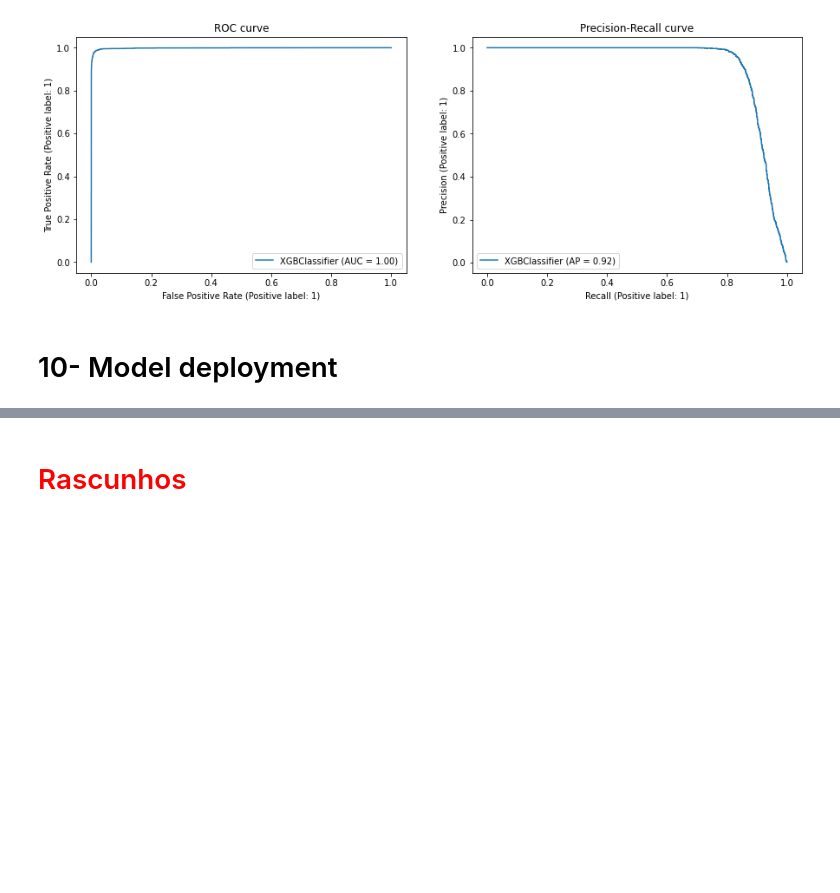
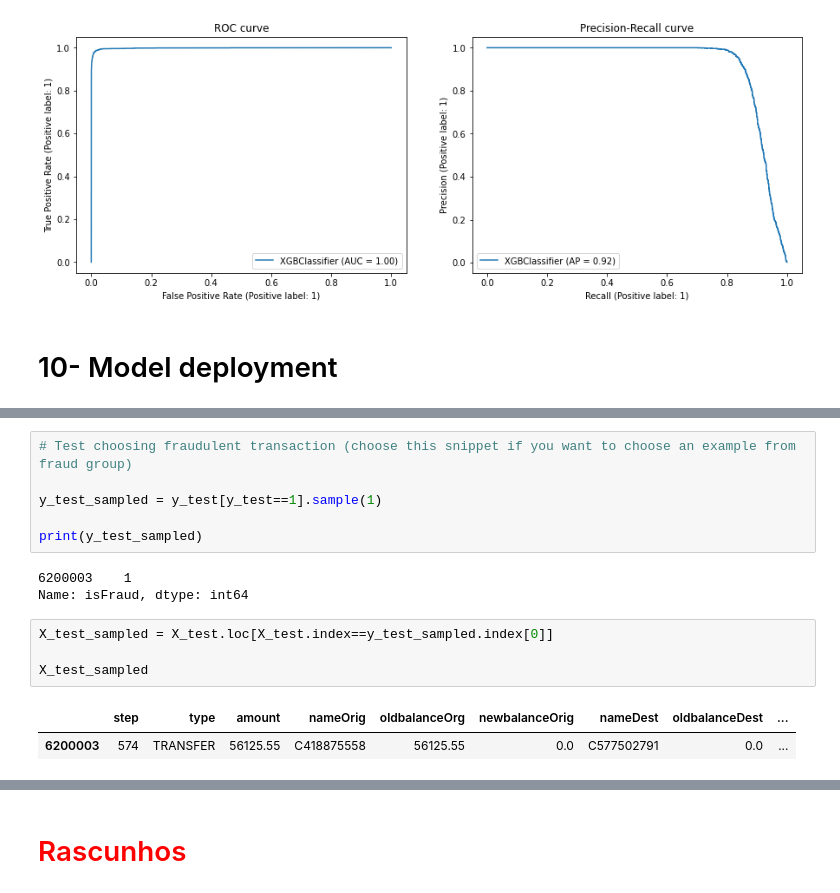
Before and after one commit to GustavoHBDuarte/fraud-detection, a Jupyter notebook: notebook_main.ipynb, the cells around one changed output, grey strips where cells are left out. Saved outputs shown, nothing was run; the diff lists cells and outputs as text; blank space fills up the shorter version.

```diff
--- a/notebook_main.ipynb
+++ b/notebook_main.ipynb
@@ -2893,0 +3399,16 @@ metrics.plot_precision_recall_curve(model, X_test_boruta, y_test, ax=ax4);
+# %%
+# Test choosing fraudulent transaction (choose this snippet if you want to choose an example from fraud group)
+
+y_test_sampled = y_test[y_test==1].sample(1)
+
+print(y_test_sampled)
+# %% [output]
+6200003    1
+Name: isFraud, dtype: int64
+# %%
+X_test_sampled = X_test.loc[X_test.index==y_test_sampled.index[0]]
+
+X_test_sampled
+# %% [output]
+|  | step | type | amount | nameOrig | oldbalanceOrg | newbalanceOrig | nameDest | oldbalanceDest | ... |
+| 6200003 | 574 | TRANSFER | 56125.55 | C418875558 | 56125.55 | 0.0 | C577502791 | 0.0 | ... |
```
Also changed, not shown: parts of 26 cells of this notebook, 2 other files.
